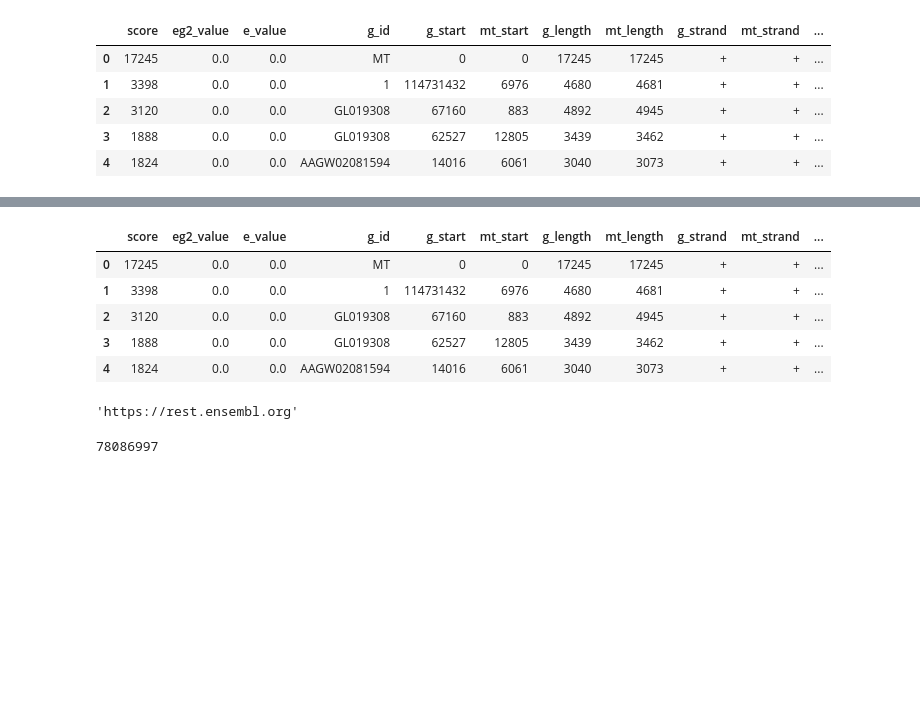
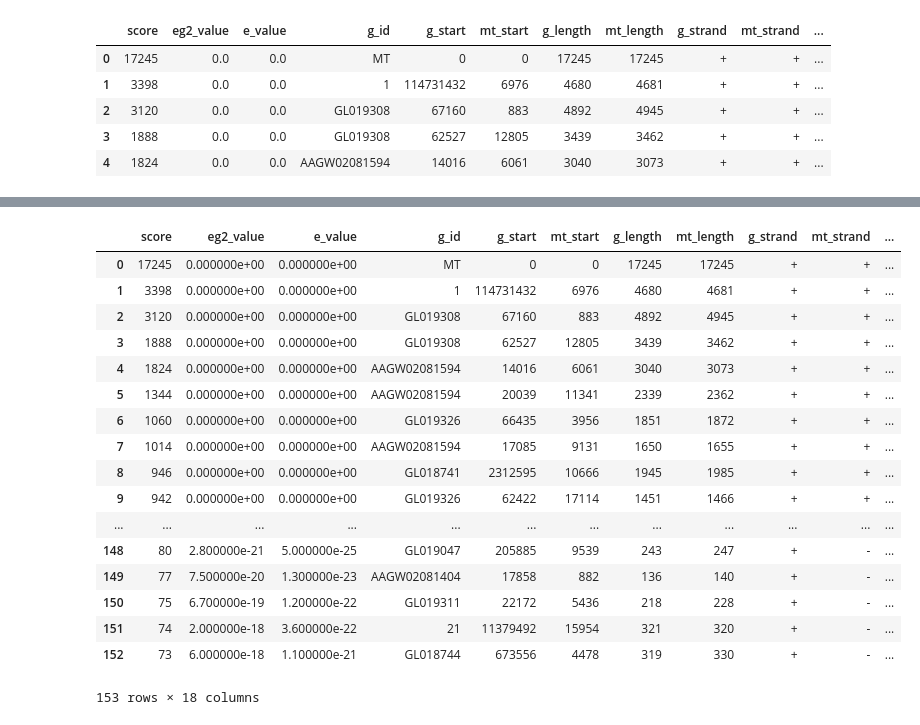
Before and after one commit to balintbiro/Oryctolagus_cuniculus_numts, a Jupyter notebook: 7_get_ensembl_data.ipynb, the cells around one changed output, grey strips where cells are left out. Drawn from its saved outputs; the diff is of its cells as text; code cells hidden in the pictures; blank space fills up the shorter version.

```diff
--- a/7_get_ensembl_data.ipynb
+++ b/7_get_ensembl_data.ipynb
@@ -34,4 +35,5 @@ def get_ensembl_data(g_id, g_start, g_length):
 gene_ids = []
 for index, row in master_array.iterrows():
     gene_id = get_ensembl_data(row['g_id'], row['g_start'], row['g_length'])
-    gene_ids.append(gene_id)
+    #gene_ids.append(gene_id)
+    print(gene_id)
@@ -38,19 +61,21 @@ for index, row in master_array.iterrows():
 # %%
-master_array['ensembl_gene_ids'] = gene_ids
+master_array
+# %% [output]
+|  | score | eg2_value | e_value | g_id | g_start | mt_start | g_length | mt_length | g_strand | mt_strand | ... |
+| 0 | 17245 | 0.000000e+00 | 0.000000e+00 | MT | 0 | 0 | 17245 | 17245 | + | + | ... |
+| 1 | 3398 | 0.000000e+00 | 0.000000e+00 | 1 | 114731432 | 6976 | 4680 | 4681 | + | + | ... |
+| 2 | 3120 | 0.000000e+00 | 0.000000e+00 | GL019308 | 67160 | 883 | 4892 | 4945 | + | + | ... |
+| 3 | 1888 | 0.000000e+00 | 0.000000e+00 | GL019308 | 62527 | 12805 | 3439 | 3462 | + | + | ... |
+| 4 | 1824 | 0.000000e+00 | 0.000000e+00 | AAGW02081594 | 14016 | 6061 | 3040 | 3073 | + | + | ... |
+| 5 | 1344 | 0.000000e+00 | 0.000000e+00 | AAGW02081594 | 20039 | 11341 | 2339 | 2362 | + | + | ... |
+| 6 | 1060 | 0.000000e+00 | 0.000000e+00 | GL019326 | 66435 | 3956 | 1851 | 1872 | + | + | ... |
+| 7 | 1014 | 0.000000e+00 | 0.000000e+00 | AAGW02081594 | 17085 | 9131 | 1650 | 1655 | + | + | ... |
+| 8 | 946 | 0.000000e+00 | 0.000000e+00 | GL018741 | 2312595 | 10666 | 1945 | 1985 | + | + | ... |
+| 9 | 942 | 0.000000e+00 | 0.000000e+00 | GL019326 | 62422 | 17114 | 1451 | 1466 | + | + | ... |
+| ... | ... | ... | ... | ... | ... | ... | ... | ... | ... | ... | ... |
+| 148 | 80 | 2.800000e-21 | 5.000000e-25 | GL019047 | 205885 | 9539 | 243 | 247 | + | - | ... |
+| 149 | 77 | 7.500000e-20 | 1.300000e-23 | AAGW02081404 | 17858 | 882 | 136 | 140 | + | - | ... |
+| 150 | 75 | 6.700000e-19 | 1.200000e-22 | GL019311 | 22172 | 5436 | 218 | 228 | + | - | ... |
+| 151 | 74 | 2.000000e-18 | 3.600000e-22 | 21 | 11379492 | 15954 | 321 | 320 | + | - | ... |
+| 152 | 73 | 6.000000e-18 | 1.100000e-21 | GL018744 | 673556 | 4478 | 319 | 330 | + | - | ... |
+153 rows × 18 columns
-# %%
-master_array.head()
-# %% [output]
-|  | score | eg2_value | e_value | g_id | g_start | mt_start | g_length | mt_length | g_strand | mt_strand | ... |
-| 0 | 17245 | 0.0 | 0.0 | MT | 0 | 0 | 17245 | 17245 | + | + | ... |
-| 1 | 3398 | 0.0 | 0.0 | 1 | 114731432 | 6976 | 4680 | 4681 | + | + | ... |
-| 2 | 3120 | 0.0 | 0.0 | GL019308 | 67160 | 883 | 4892 | 4945 | + | + | ... |
-| 3 | 1888 | 0.0 | 0.0 | GL019308 | 62527 | 12805 | 3439 | 3462 | + | + | ... |
-| 4 | 1824 | 0.0 | 0.0 | AAGW02081594 | 14016 | 6061 | 3040 | 3073 | + | + | ... |
-# %%
-server
-# %% [output]
-'https://rest.ensembl.org'
-# %%
-78086277+720
-# %% [output]
-78086997
```
Also changed, not shown: parts of 3 cells of this notebook.
